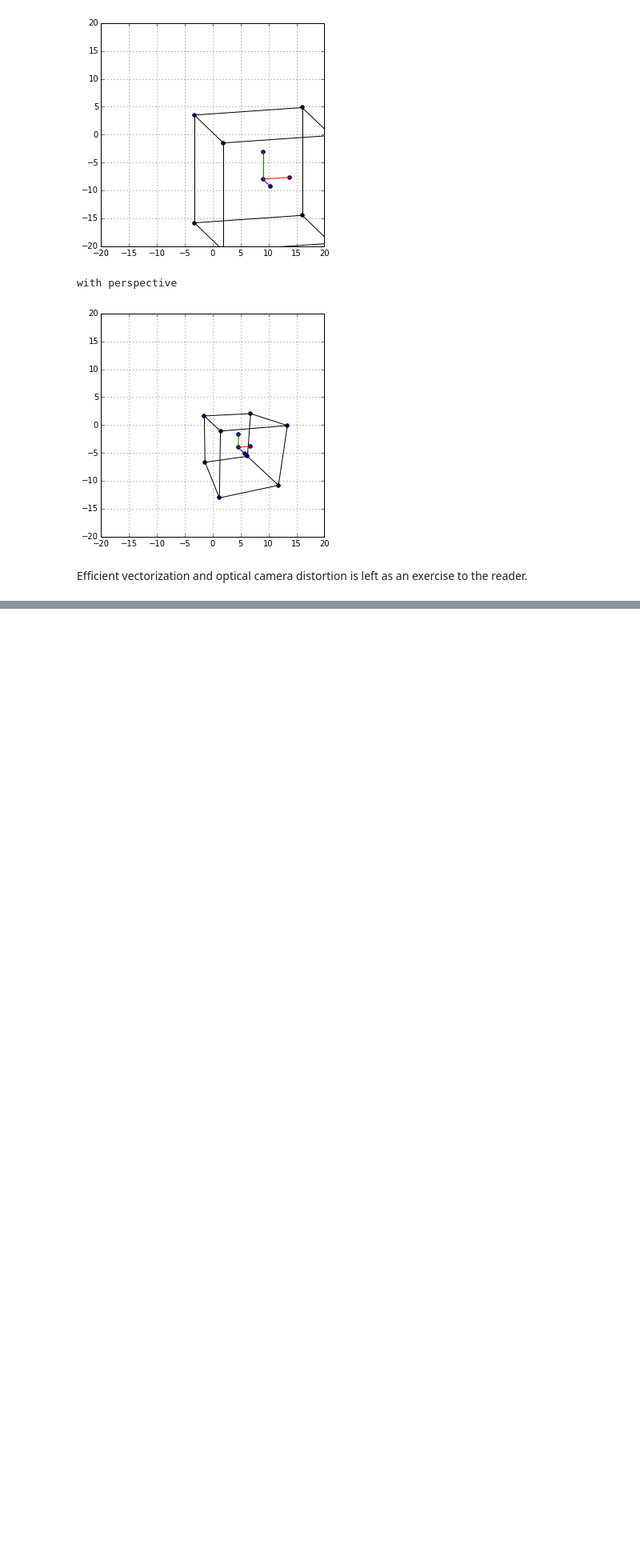
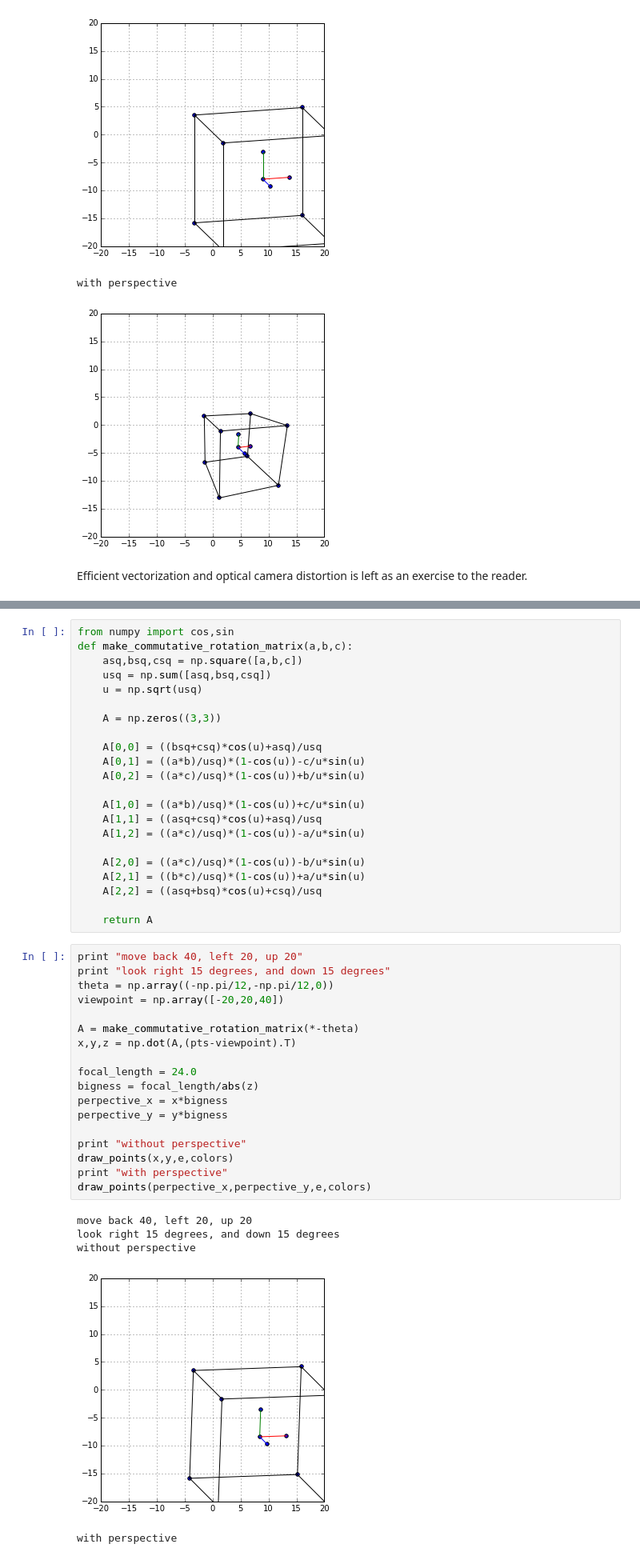
Before and after one commit to bmander/minimodeler, a Jupyter notebook: Perspective.ipynb, the cells around one changed output, grey strips where cells are left out. Shown at 80% size. Drawn from its saved outputs; the diff is of its cells as text; blank space fills up the shorter version.

Commit message:
appendix for better rotation operator

```diff
--- a/Perspective.ipynb
+++ b/Perspective.ipynb
@@ -310,0 +317,46 @@ Efficient vectorization and optical camera distortion is left as an exercise to
+# %%
+from numpy import cos,sin
+def make_commutative_rotation_matrix(a,b,c):
+    asq,bsq,csq = np.square([a,b,c])
+    usq = np.sum([asq,bsq,csq])
+    u = np.sqrt(usq)
+
+    A = np.zeros((3,3))
+
+    A[0,0] = ((bsq+csq)*cos(u)+asq)/usq
+    A[0,1] = ((a*b)/usq)*(1-cos(u))-c/u*sin(u)
+    A[0,2] = ((a*c)/usq)*(1-cos(u))+b/u*sin(u)
+
+    A[1,0] = ((a*b)/usq)*(1-cos(u))+c/u*sin(u)
+    A[1,1] = ((asq+csq)*cos(u)+asq)/usq
+    A[1,2] = ((a*c)/usq)*(1-cos(u))-a/u*sin(u)
+
+    A[2,0] = ((a*c)/usq)*(1-cos(u))-b/u*sin(u)
+    A[2,1] = ((b*c)/usq)*(1-cos(u))+a/u*sin(u)
+    A[2,2] = ((asq+bsq)*cos(u)+csq)/usq
+
+    return A
+# %%
+print "move back 40, left 20, up 20"
+print "look right 15 degrees, and down 15 degrees"
+theta = np.array((-np.pi/12,-np.pi/12,0))
+viewpoint = np.array([-20,20,40])
+
+A = make_commutative_rotation_matrix(*-theta)
+x,y,z = np.dot(A,(pts-viewpoint).T)
+
+focal_length = 24.0
+bigness = focal_length/abs(z)
+perpective_x = x*bigness
+perpective_y = y*bigness
+
+print "without perspective"
+draw_points(x,y,e,colors)
+print "with perspective"
+draw_points(perpective_x,perpective_y,e,colors)
+# %% [output]
+move back 40, left 20, up 20
+look right 15 degrees, and down 15 degrees
+without perspective
+[figure, added]
+with perspective
```
Also changed, not shown: parts of 3 cells of this notebook.
